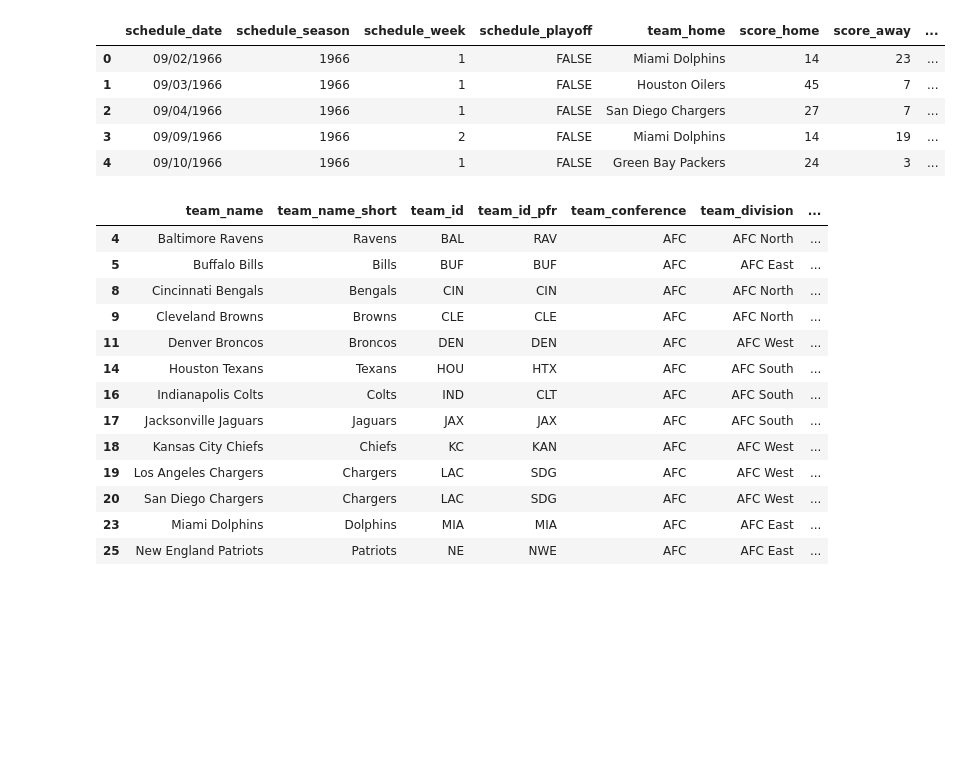
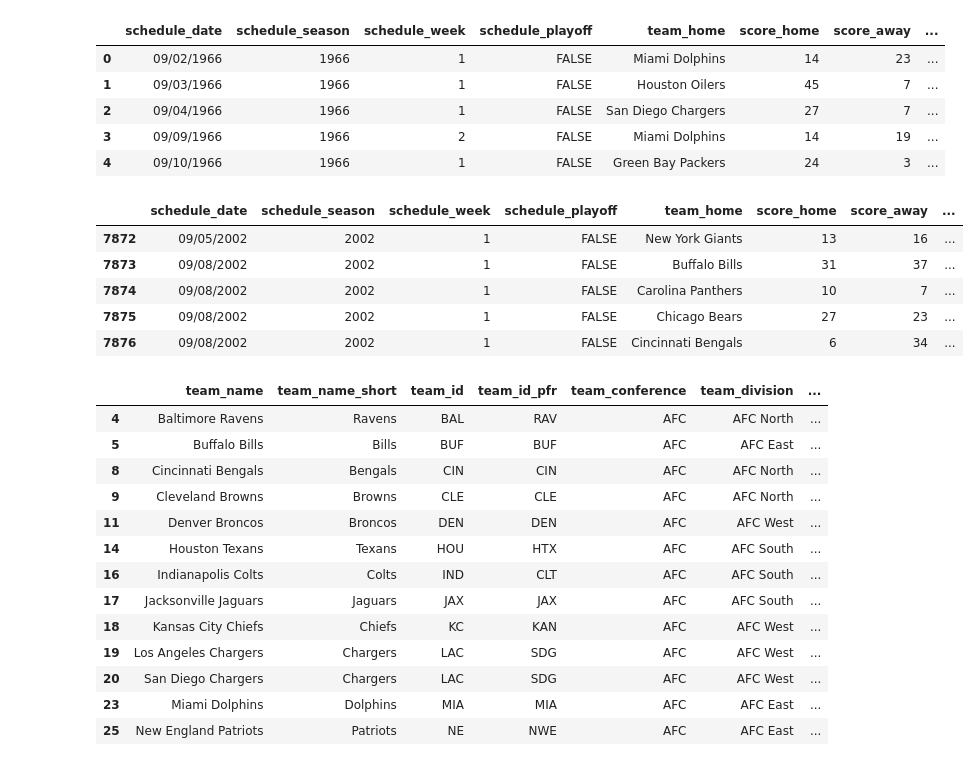
Before and after one commit to potterc22/Project1_TeamB, a Jupyter notebook: startercode.ipynb, the cells around one changed output. Drawn from its saved outputs; the diff is of its cells as text; code cells hidden in the pictures; blank space fills up the shorter version.

Commit message:
Added merged dataframe and filtered 2002 to 2018

```diff
--- a/startercode.ipynb
+++ b/startercode.ipynb
@@ -115,6 +134,7 @@ ttsburgh Steelers', '17', '10', 'New England Patriots', 'NE', '-2.5', '56', 'Hei
 ['02/02/2020', '2019', 'Superbowl', 'TRUE', 'Kansas City Chiefs', '31', '20', 'San Francisco 49ers', 'KC', '-1.5', '53', 'Hard Rock Stadium', 'TRUE', '', '', '', '']
 # %%
 scores_df = pd.DataFrame(scores_list, columns= score_header)
+scores_df = scores_df.rename(columns={'stadium':'stadium_name'})
 scores_df.head()
 # %% [output]
 |  | schedule_date | schedule_season | schedule_week | schedule_playoff | team_home | score_home | score_away | ... |
@@ -123,6 +143,18 @@ scores_df.head()
 | 2 | 09/04/1966 | 1966 | 1 | FALSE | San Diego Chargers | 27 | 7 | ... |
 | 3 | 09/09/1966 | 1966 | 2 | FALSE | Miami Dolphins | 14 | 19 | ... |
 | 4 | 09/10/1966 | 1966 | 1 | FALSE | Green Bay Packers | 24 | 3 | ... |
+# %%
+# convert schedule season column to numeric so we can filter for 2002-2018
+scores_df['schedule_season'] = pd.to_numeric(scores_df['schedule_season'])
+scores_2002_2018 = scores_df.loc[(scores_df['schedule_season'] >= 2002) & (scores_df['schedule_season'] <= 2018)]
+scores_2002_2018.head()
+# %% [output]
+|  | schedule_date | schedule_season | schedule_week | schedule_playoff | team_home | score_home | score_away | ... |
+| 7872 | 09/05/2002 | 2002 | 1 | FALSE | New York Giants | 13 | 16 | ... |
+| 7873 | 09/08/2002 | 2002 | 1 | FALSE | Buffalo Bills | 31 | 37 | ... |
+| 7874 | 09/08/2002 | 2002 | 1 | FALSE | Carolina Panthers | 10 | 7 | ... |
+| 7875 | 09/08/2002 | 2002 | 1 | FALSE | Chicago Bears | 27 | 23 | ... |
+| 7876 | 09/08/2002 | 2002 | 1 | FALSE | Cincinnati Bengals | 6 | 34 | ... |
 # %%
 afc_teams = teams_df.loc[
     (teams_df['team_division'] == 'AFC North') |
```
Also changed, not shown: parts of 5 cells of this notebook.
